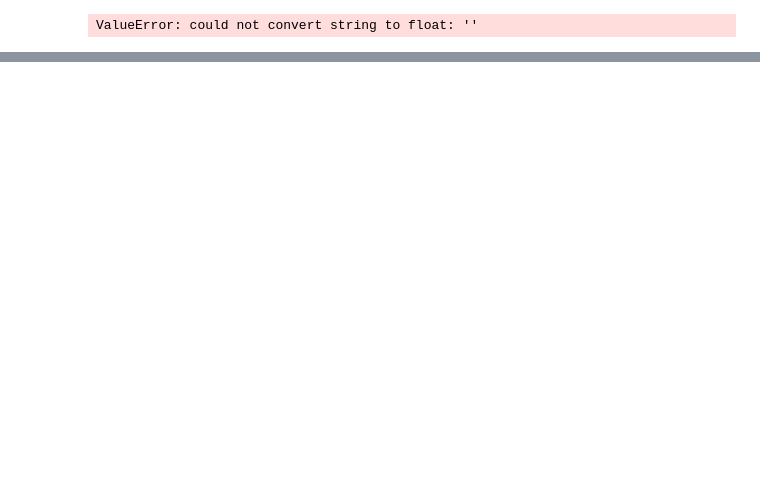
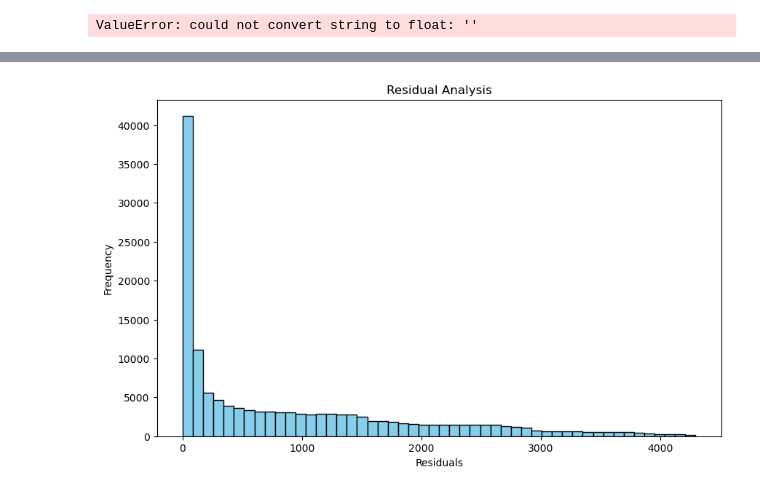
Before and after one commit to yamellmejia/Project-4, a Jupyter notebook: Project_4.ipynb, the cells around one changed output, grey strips where cells are left out. Saved outputs shown, nothing was run; the diff lists cells and outputs as text; code cells hidden in the pictures; blank space fills up the shorter version.

```diff
--- a/Project_4.ipynb
+++ b/Project_4.ipynb
@@ -577,0 +446,24 @@ writer.close()
+# %%
+# Import necessary libraries
+import pandas as pd
+import matplotlib.pyplot as plt
+from sklearn.ensemble import RandomForestRegressor
+
+# Prepare data
+X = train_labels_df[['x_1', 'y_1', 'z_1']]  # Features
+y = train_labels_df['resid']  # Target variable
+
+# Train a Random Forest model
+rf = RandomForestRegressor(n_estimators=100, random_state=42)
+rf.fit(X, y)
+
+# Get feature importances
+importances = rf.feature_importances_
+feature_names = X.columns
+
+# Plot feature importances
+plt.figure(figsize=(10, 6))
+plt.barh(feature_names, importances, color='skyblue')
+plt.xlabel('Feature Importance')
+plt.title('Feature Importance Analysis')
+plt.show()
@@ -577,0 +593,17 @@ writer.close()
+# %%
+# Dummy data for GNN model (use your actual model data)
+import numpy as np
+val_predictions = np.random.rand(len(y))  # Replace with actual model predictions
+
+# Calculate residuals
+residuals = y - val_predictions
+
+# Plot residuals
+plt.figure(figsize=(10, 6))
+plt.hist(residuals, bins=50, color='skyblue', edgecolor='black')
+plt.xlabel('Residuals')
+plt.ylabel('Frequency')
+plt.title('Residual Analysis')
+plt.show()
+# %% [output]
+[figure, added]
```
Also changed, not shown: parts of 67 cells of this notebook, 1 other file.
